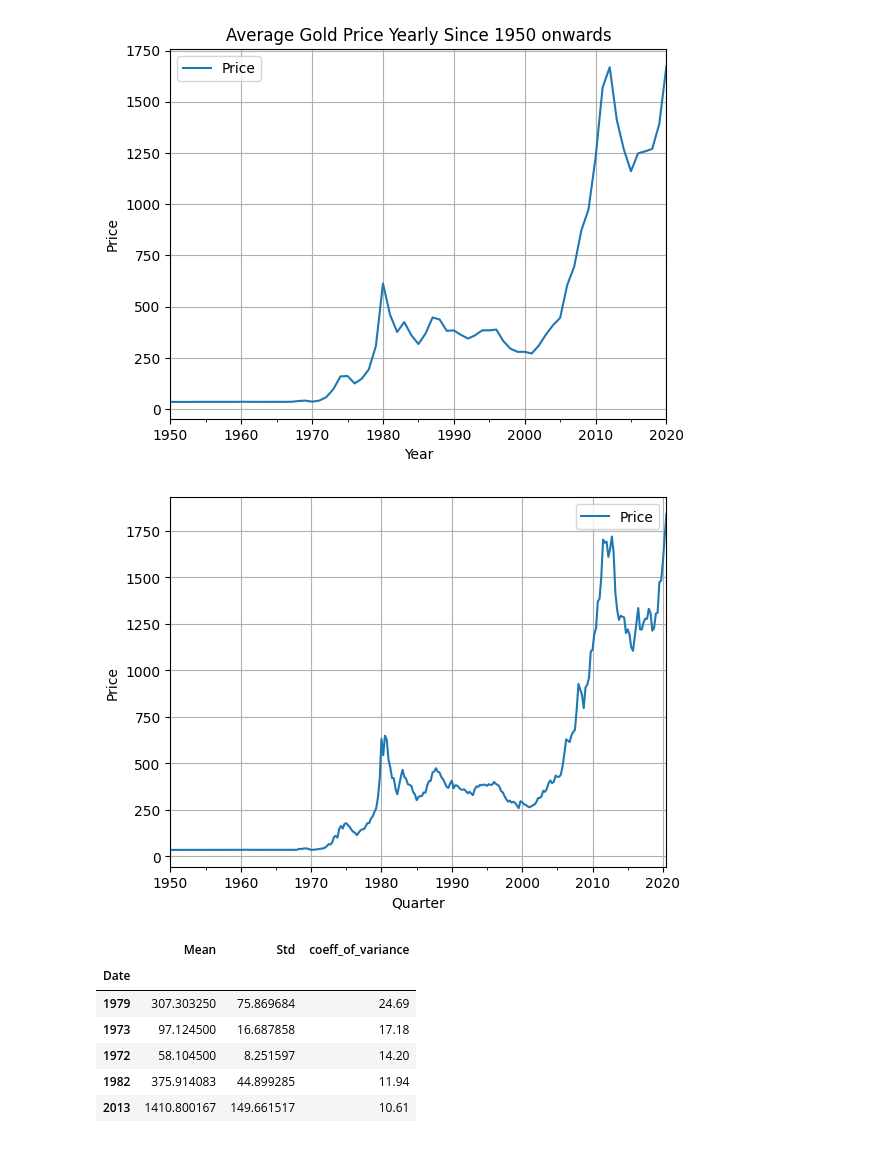
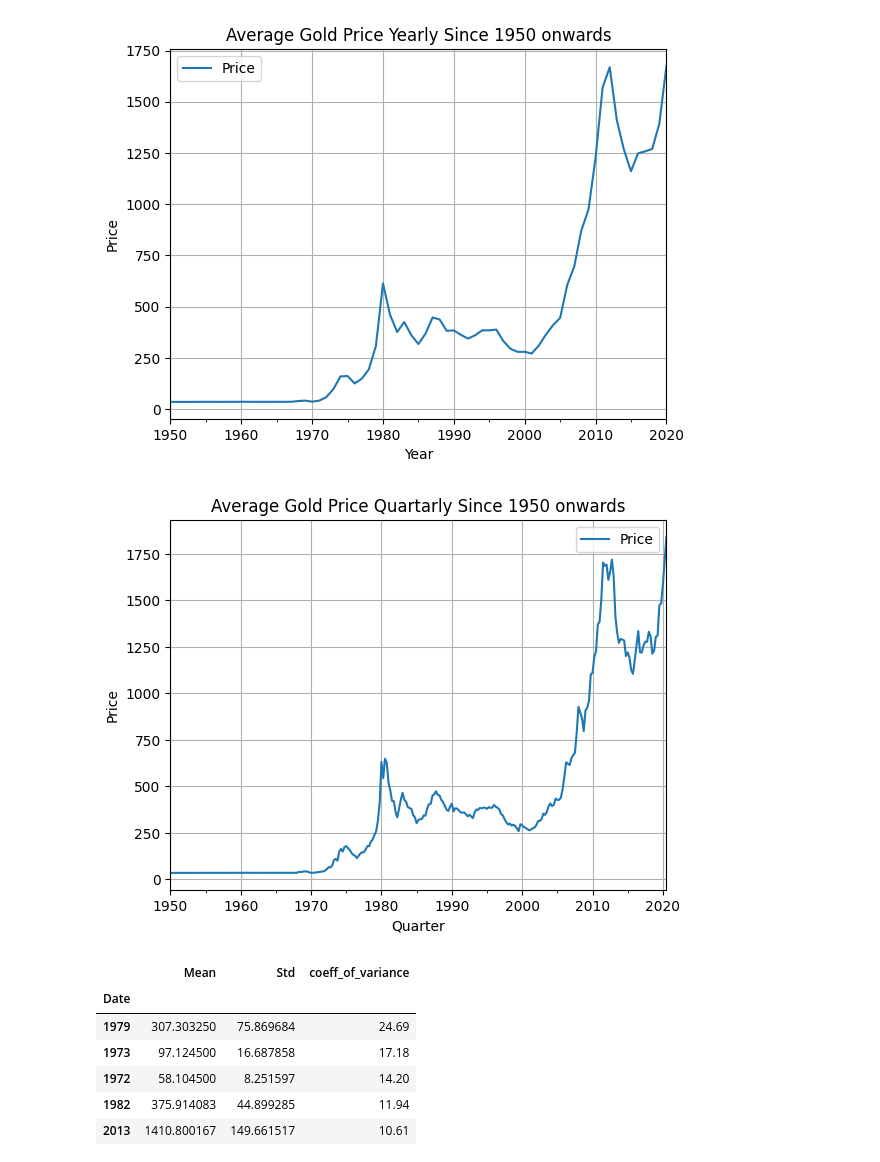
Before and after one commit to ashay-thamankar/gold-price-forecasting-model, a Jupyter notebook: notebook/analysis.ipynb, the cells around one changed output. Cells and saved outputs as stored; diff of their text form; code cells hidden in the pictures.

```diff
--- a/notebook/analysis.ipynb
+++ b/notebook/analysis.ipynb
@@ -136,12 +148,13 @@ plt.grid()
 # %%
 df_quarterly_sum = df.resample('Q').mean()
 df_quarterly_sum.plot()
+plt.title('Average Gold Price Quartarly Since 1950 onwards')
 plt.xlabel('Quarter')
 plt.ylabel('Price')
 plt.grid()
 plt.show()
 # %% [output]
-[figure, old version]
+[figure, new version]
 # %%
 df_1 = df.groupby(by=df.index.year).mean().rename(columns={'Price':'Mean'})
 df_1 = df_1.merge(df.groupby(df.index.year).std().rename(columns = {'Price':'Std'}), left_index=True, right_index=True)
```
Also changed, not shown: parts of 14 cells of this notebook.
